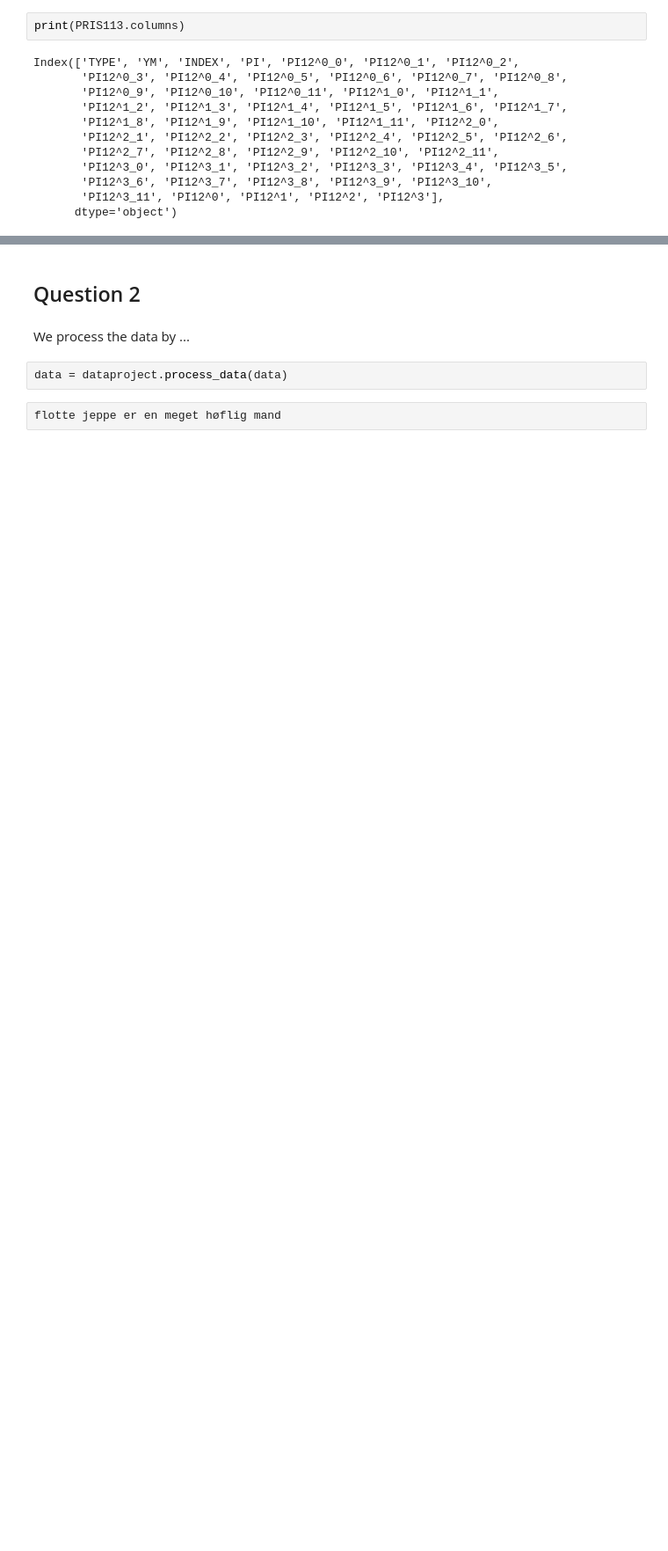
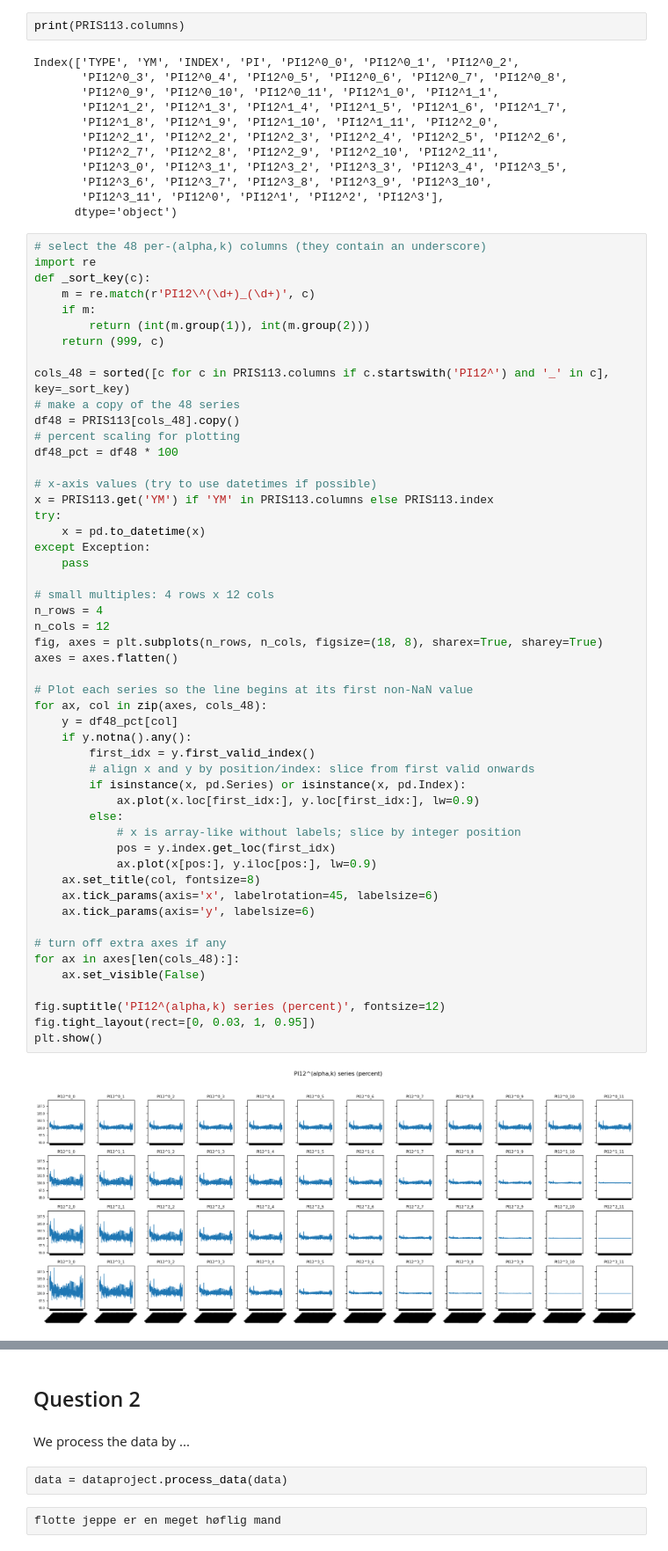
Before and after one commit to NumEconCopenhagen/projects-2025-bepolit, a Jupyter notebook: 01_dataproject/Jeppes workspace.ipynb, the cells around one changed output, grey strips where cells are left out. Shown: that part at 88% size. Drawn from its saved outputs; the diff is of its cells as text; blank space fills up the shorter version.

```diff
--- a/01_dataproject/Jeppes workspace.ipynb
+++ b/01_dataproject/Jeppes workspace.ipynb
@@ -135,3 +141,56 @@ Index(['TYPE', 'YM', 'INDEX', 'PI', 'PI12^0_0', 'PI12^0_1', 'PI12^0_2',
        'PI12^3_6', 'PI12^3_7', 'PI12^3_8', 'PI12^3_9', 'PI12^3_10',
        'PI12^3_11', 'PI12^0', 'PI12^1', 'PI12^2', 'PI12^3'],
       dtype='object')
+# %%
+# select the 48 per-(alpha,k) columns (they contain an underscore)
+import re
+def _sort_key(c):
+    m = re.match(r'PI12\^(\d+)_(\d+)', c)
+    if m:
+        return (int(m.group(1)), int(m.group(2)))
+    return (999, c)
+
+cols_48 = sorted([c for c in PRIS113.columns if c.startswith('PI12^') and '_' in c], key=_sort_key)
+# make a copy of the 48 series
+df48 = PRIS113[cols_48].copy()
+# percent scaling for plotting
+df48_pct = df48 * 100
+
+# x-axis values (try to use datetimes if possible)
+x = PRIS113.get('YM') if 'YM' in PRIS113.columns else PRIS113.index
+try:
+    x = pd.to_datetime(x)
+except Exception:
+    pass
+
+# small multiples: 4 rows x 12 cols
+n_rows = 4
+n_cols = 12
+fig, axes = plt.subplots(n_rows, n_cols, figsize=(18, 8), sharex=True, sharey=True)
+axes = axes.flatten()
+
+# Plot each series so the line begins at its first non-NaN value
+for ax, col in zip(axes, cols_48):
+    y = df48_pct[col]
+    if y.notna().any():
+        first_idx = y.first_valid_index()
+        # align x and y by position/index: slice from first valid onwards
+        if isinstance(x, pd.Series) or isinstance(x, pd.Index):
+            ax.plot(x.loc[first_idx:], y.loc[first_idx:], lw=0.9)
+        else:
+            # x is array-like without labels; slice by integer position
+            pos = y.index.get_loc(first_idx)
+            ax.plot(x[pos:], y.iloc[pos:], lw=0.9)
+    ax.set_title(col, fontsize=8)
+    ax.tick_params(axis='x', labelrotation=45, labelsize=6)
+    ax.tick_params(axis='y', labelsize=6)
+
+# turn off extra axes if any
+for ax in axes[len(cols_48):]:
+    ax.set_visible(False)
+
+fig.suptitle('PI12^(alpha,k) series (percent)', fontsize=12)
+fig.tight_layout(rect=[0, 0.03, 1, 0.95])
+plt.show()
+# %% [output]
+[figure, added]
```
Also changed, not shown: parts of 3 cells of this notebook.
